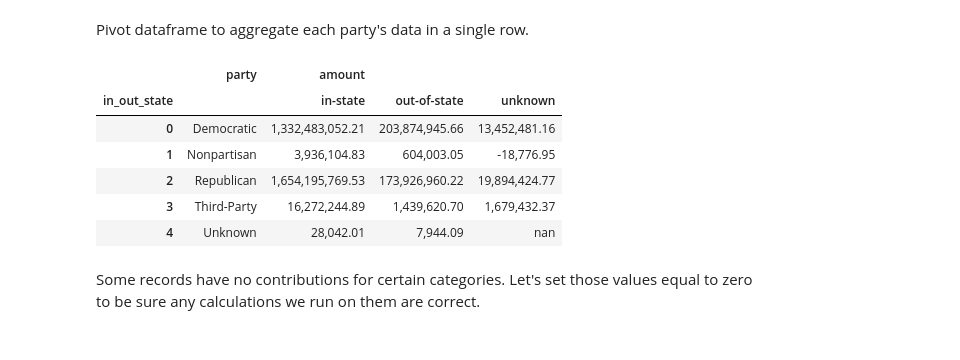
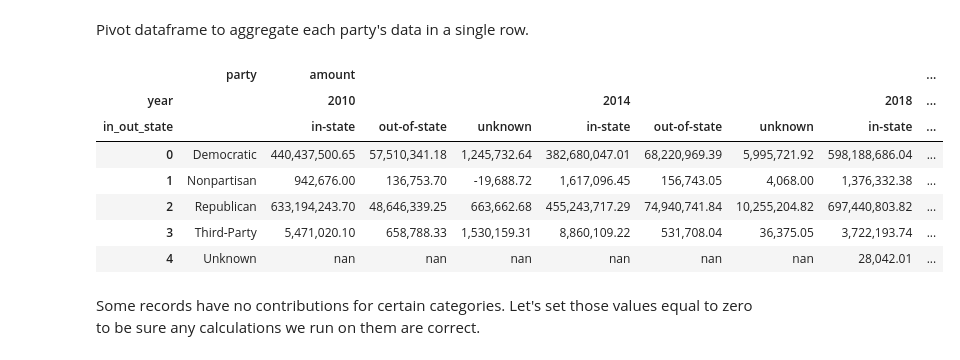
Before and after one commit to PublicI/out-of-state-contribs, a Jupyter notebook: national-analysis.ipynb, the cells around one changed output. Cells and saved outputs as stored; diff of their text form; code cells hidden in the pictures.

```diff
--- a/national-analysis.ipynb
+++ b/national-analysis.ipynb
@@ -46,4 +47,4 @@ Group by cycle and in-vs.-out-of-state contribution status and sum contributions
 # %%
-contributions_by_year = contributions.groupby(["year", "in_out_state"])["amount"].sum().reset_index()
-contributions_by_year
+contributions_by_party = contributions.groupby(["year", "party", "in_out_state"])["amount"].sum().reset_index()
+contributions_by_party
 # %% [output]
@@ -97,3 +67,0 @@ Group by party and in-vs.-out-of-state contribution status and sum contributions
-# %%
-contributions_by_party = contributions.groupby(["party", "in_out_state"])["amount"].sum().reset_index()
-contributions_by_party
@@ -116,16 +68,17 @@ contributions_by_party
 # %% [markdown]
 Pivot dataframe to aggregate each party's data in a single row.
 # %%
-contributions_by_party = pd.pivot_table(contributions_by_party, index=["party"], columns=["in_out_state"]).reset_index()
+contributions_by_party = pd.pivot_table(contributions_by_party, index=["party"], columns=["year", "in_out_state"]).reset_index()
 contributions_by_party
 # %% [output]
-|  | party | amount |  |  |
-| in_out_state |  | in-state | out-of-state | unknown |
-| 0 | Democratic | 1,332,483,052.21 | 203,874,945.66 | 13,452,481.16 |
-| 1 | Nonpartisan | 3,936,104.83 | 604,003.05 | -18,776.95 |
-| 2 | Republican | 1,654,195,769.53 | 173,926,960.22 | 19,894,424.77 |
-| 3 | Third-Party | 16,272,244.89 | 1,439,620.70 | 1,679,432.37 |
-| 4 | Unknown | 28,042.01 | 7,944.09 | nan |
+|  | party | amount |  |  |  |  |  |  | ... |
+| year |  | 2010 |  |  | 2014 |  |  | 2018 | ... |
+| in_out_state |  | in-state | out-of-state | unknown | in-state | out-of-state | unknown | in-state | ... |
+| 0 | Democratic | 440,437,500.65 | 57,510,341.18 | 1,245,732.64 | 382,680,047.01 | 68,220,969.39 | 5,995,721.92 | 598,188,686.04 | ... |
+| 1 | Nonpartisan | 942,676.00 | 136,753.70 | -19,688.72 | 1,617,096.45 | 156,743.05 | 4,068.00 | 1,376,332.38 | ... |
+| 2 | Republican | 633,194,243.70 | 48,646,339.25 | 663,662.68 | 455,243,717.29 | 74,940,741.84 | 10,255,204.82 | 697,440,803.82 | ... |
+| 3 | Third-Party | 5,471,020.10 | 658,788.33 | 1,530,159.31 | 8,860,109.22 | 531,708.04 | 36,375.05 | 3,722,193.74 | ... |
+| 4 | Unknown | nan | nan | nan | nan | nan | nan | 28,042.01 | ... |
 # %% [markdown]
 Some records have no contributions for certain categories. Let's set those values equal to zero to be sure any calculations we run on them are correct.
 # %%
```
Also changed, not shown: parts of 19 cells of this notebook.
